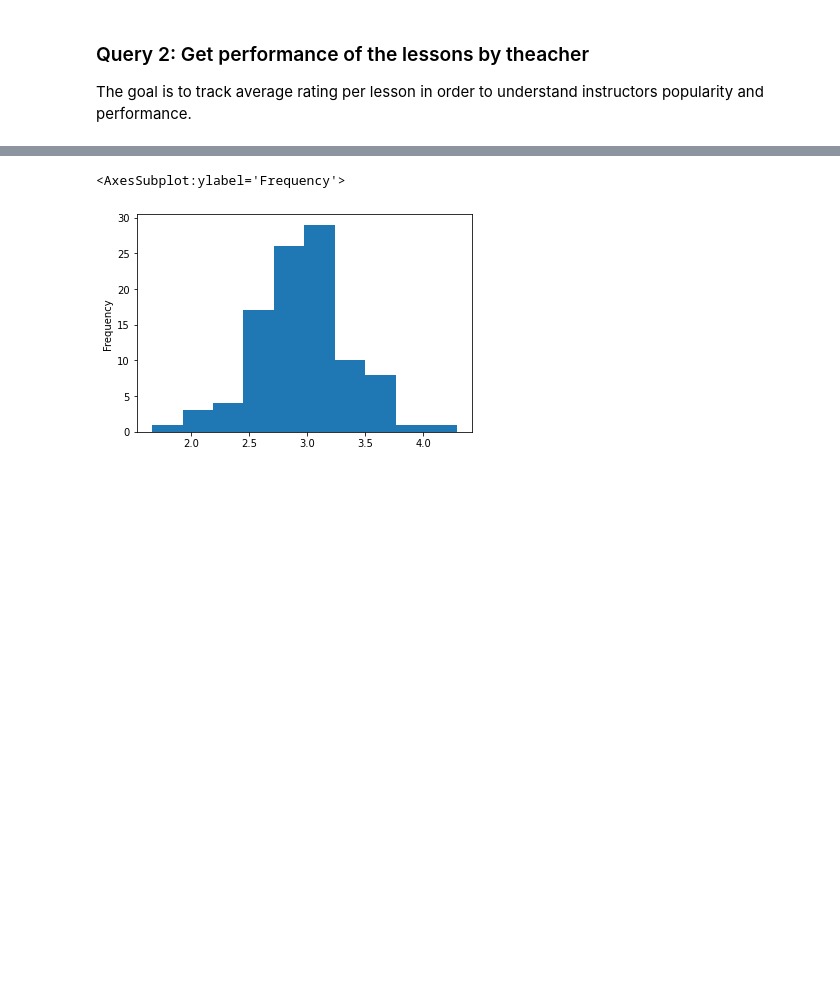
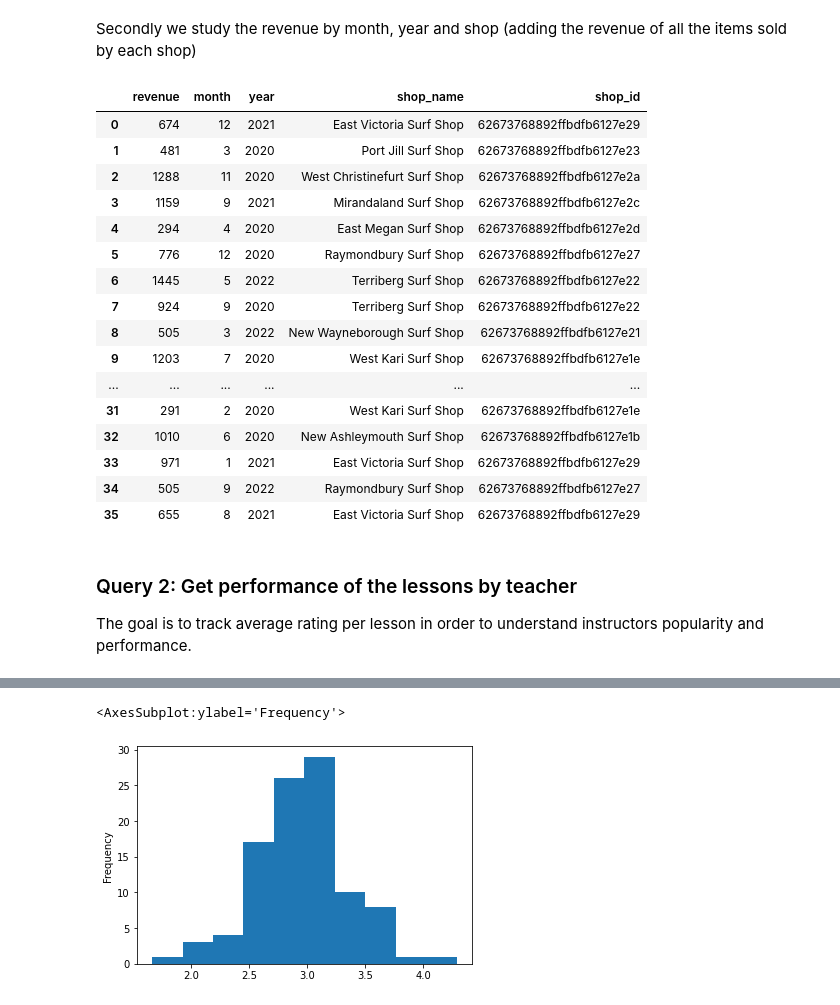
Before and after one commit to louisbemberg/215-databases, a Jupyter notebook: mongodb.ipynb, the cells around one changed output, grey strips where cells are left out. Saved outputs shown, nothing was run; the diff lists cells and outputs as text; code cells hidden in the pictures; blank space fills up the shorter version.

Commit message:
first query

```diff
--- a/mongodb.ipynb
+++ b/mongodb.ipynb
@@ -16,0 +122,2 @@ Revenue earned by each shop with rental and purchase of each of the items (surfb
+# %% [markdown]
+Secondly we study the revenue by month, year and shop (adding the revenue of all the items sold by each shop)
@@ -17,5 +201,29 @@ Revenue earned by each shop with rental and purchase of each of the items (surfb
+# %%
+def get_month_year_shop_revenue():
+    revenues = pd.DataFrame(db["transactions"].aggregate(aggregation))
+    return revenues
+# %%
+get_month_year_shop_revenue()
+# %% [output]
+|  | revenue | month | year | shop_name | shop_id |
+| 0 | 674 | 12 | 2021 | East Victoria Surf Shop | 62673768892ffbdfb6127e29 |
+| 1 | 481 | 3 | 2020 | Port Jill Surf Shop | 62673768892ffbdfb6127e23 |
+| 2 | 1288 | 11 | 2020 | West Christinefurt Surf Shop | 62673768892ffbdfb6127e2a |
+| 3 | 1159 | 9 | 2021 | Mirandaland Surf Shop | 62673768892ffbdfb6127e2c |
+| 4 | 294 | 4 | 2020 | East Megan Surf Shop | 62673768892ffbdfb6127e2d |
+| 5 | 776 | 12 | 2020 | Raymondbury Surf Shop | 62673768892ffbdfb6127e27 |
+| 6 | 1445 | 5 | 2022 | Terriberg Surf Shop | 62673768892ffbdfb6127e22 |
+| 7 | 924 | 9 | 2020 | Terriberg Surf Shop | 62673768892ffbdfb6127e22 |
+| 8 | 505 | 3 | 2022 | New Wayneborough Surf Shop | 62673768892ffbdfb6127e21 |
+| 9 | 1203 | 7 | 2020 | West Kari Surf Shop | 62673768892ffbdfb6127e1e |
+| ... | ... | ... | ... | ... | ... |
+| 31 | 291 | 2 | 2020 | West Kari Surf Shop | 62673768892ffbdfb6127e1e |
+| 32 | 1010 | 6 | 2020 | New Ashleymouth Surf Shop | 62673768892ffbdfb6127e1b |
+| 33 | 971 | 1 | 2021 | East Victoria Surf Shop | 62673768892ffbdfb6127e29 |
+| 34 | 505 | 9 | 2022 | Raymondbury Surf Shop | 62673768892ffbdfb6127e27 |
+| 35 | 655 | 8 | 2021 | East Victoria Surf Shop | 62673768892ffbdfb6127e29 |
 # %% [markdown]
-### Query 2: Get performance of the lessons by theacher
+### Query 2: Get performance of the lessons by teacher
 The goal is to track average rating per lesson in order to understand instructors popularity and performance.
 # %%
 aggregation = [
```
Also changed, not shown: parts of 5 cells of this notebook, 6 other files.
